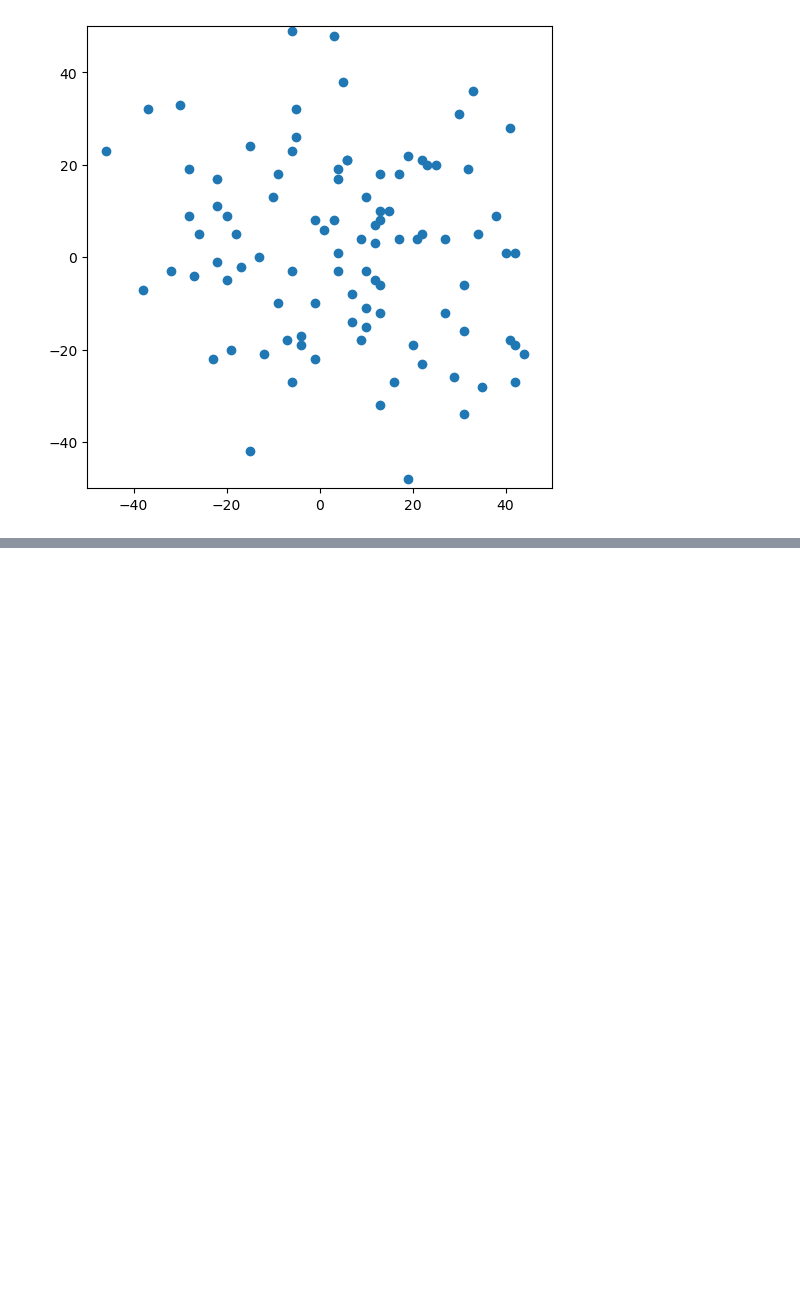
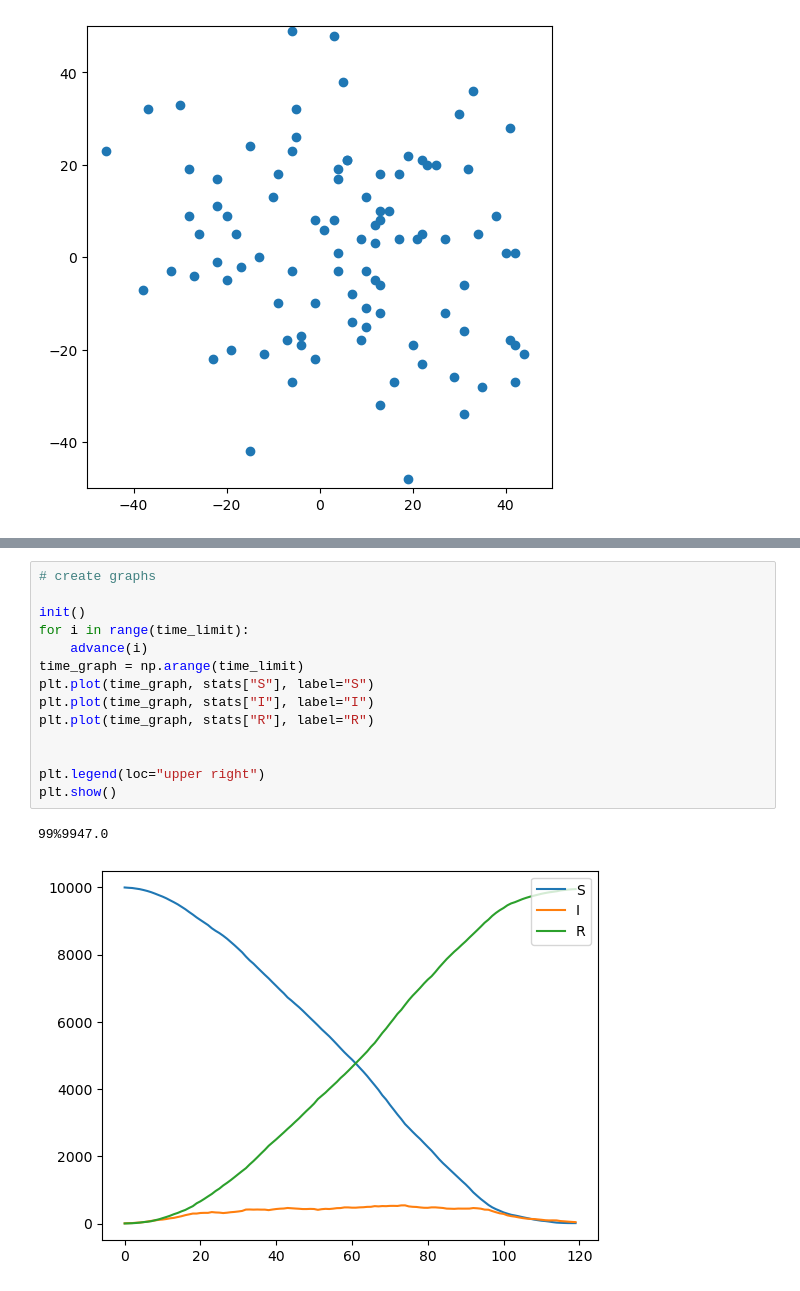
Before and after one commit to karpada2/comp_sci_stuff, a Jupyter notebook: eleventh_grade/classwork/2025-10-27_monte_carlo_simulations.ipynb, the cells around one changed output, grey strips where cells are left out. Saved outputs shown, nothing was run; the diff lists cells and outputs as text; blank space fills up the shorter version.

```diff
--- a/eleventh_grade/classwork/2025-10-27_monte_carlo_simulations.ipynb
+++ b/eleventh_grade/classwork/2025-10-27_monte_carlo_simulations.ipynb
@@ -207,0 +222,17 @@ anim.save('SIR_animation.mp4', fps=15, extra_args=['-vcodec', 'libx264'])
+# %%
+# create graphs
+
+init()
+for i in range(time_limit):
+    advance(i)
+time_graph = np.arange(time_limit)
+plt.plot(time_graph, stats["S"], label="S")
+plt.plot(time_graph, stats["I"], label="I")
+plt.plot(time_graph, stats["R"], label="R")
+
+
+plt.legend(loc="upper right")
+plt.show()
+# %% [output]
+99%9947.0
+[figure, added]
```
Also changed, not shown: parts of 4 cells of this notebook, 3 other files.
